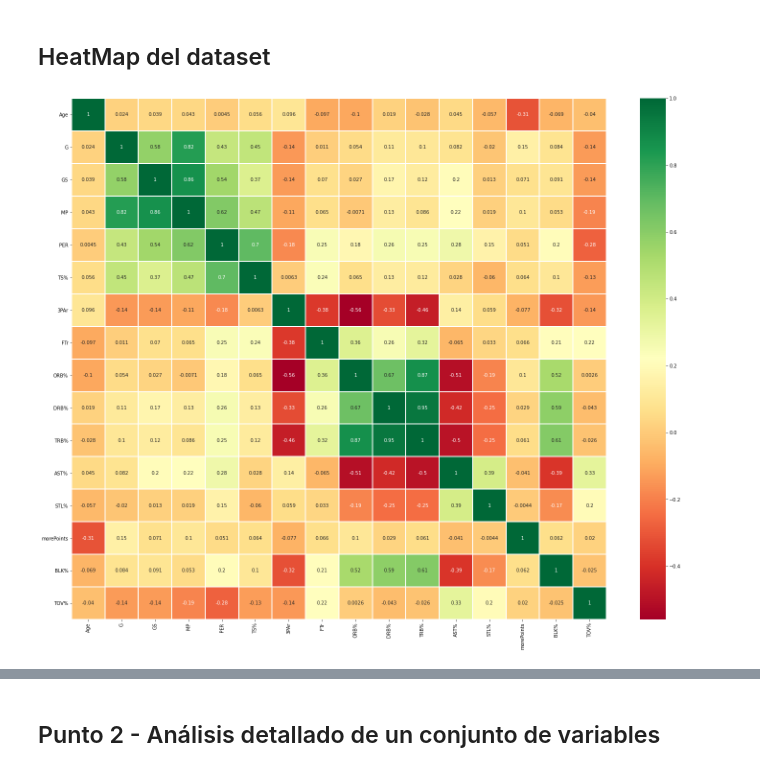
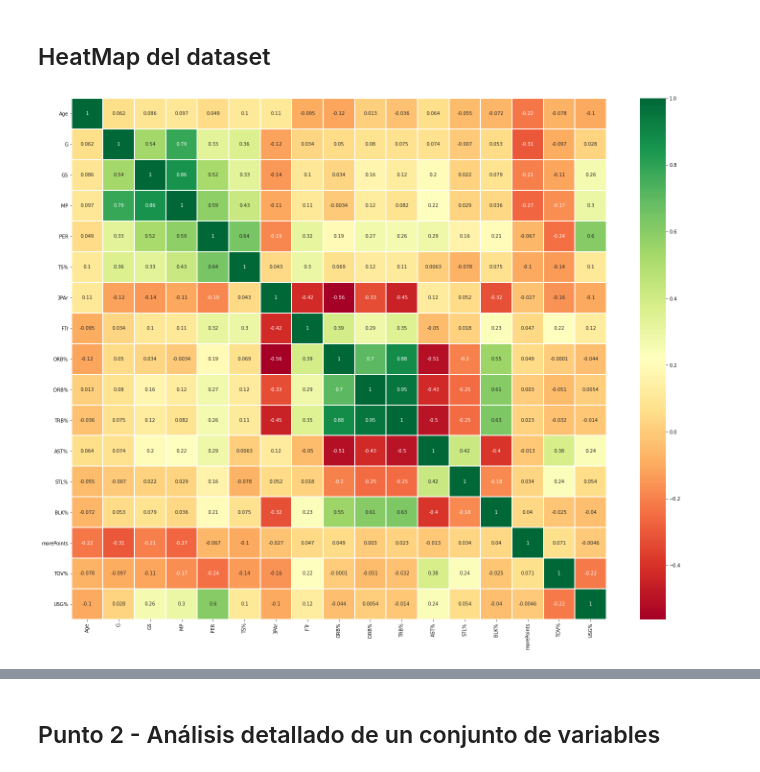
Before and after one commit to nicotabin/entregasML, a Jupyter notebook: tp1_EDA.ipynb, the cells around one changed output, grey strips where cells are left out. Drawn from its saved outputs; the diff is of its cells as text; code cells hidden in the pictures.

Commit message:
Cambios en datos NaN, función para rellenar morePoints

```diff
--- a/tp1_EDA.ipynb
+++ b/tp1_EDA.ipynb
@@ -159,7 +230,7 @@ dtype: int64
 # Esto lo hacemos ya que, antes de ese año, el dataset poseía muchas estadísticas que todavía no se tenian en cuenta y había muchos valores en NaN
 data = data.drop(data[data.Year < 1980].index, axis=0)
 # Además, eliminamos todos los datos en NaN para evitar inconsistencias en el dataset.
-data = data.dropna()
+#data = data.dropna()
 
 #Con esta linea mostramos todas las columnas del dataset
 pd.set_option('display.max_columns', 100)
@@ -209,16 +285,19 @@ df = df.rename(columns = {'Unnamed: 0' : 'id'})
 # Con esta celda, creamos la que será nuestra columna TARGET y la llamamos "morePoints" ("Mas Puntos")
 # Dicha columna podrá tener solo dos valores "Yes"/"No" dependiendo si el jugador hizo mas puntos que la temporada anterior
 # Cabe recalcar que si es la 1er temporada del jugador o si una temporada no jugo por algun motivo, se colocará en "Yes" ya que consideramos que al no haber jugado efectivamente realizó mas puntos.
-df.insert(18, 'morePoints', 'Yes', allow_duplicates = True)
+df.insert(18, 'morePoints', 'No', allow_duplicates = True)
 # %%
 # Esta es una funcion que realizamos para setear la columna "morePoints"
 # Buscamos el año anterior y comparamos los puntos que realizó en ese año y el año actual.
 # Si efectivamente hizo mas puntos no hacemos nada, pero si no seteamos la columna en "No"
 def funcionSetMorePoints(id):
     auxiliar = df.loc[id]
-    temporadaAnterior = df.loc[(df.Player == auxiliar.Player) & (df.Year == auxiliar.Year  - 1)]
-    if ((not temporadaAnterior.empty) and (auxiliar.PTS <= temporadaAnterior.PTS.item())):
-        df.loc[df.id == id,'morePoints'] = 'No'
+    temporadaSiguiente = df.loc[(df.Player == auxiliar.Player) & (df.Year == auxiliar.Year  + 1)]
+    if ((not temporadaSiguiente.empty) and (auxiliar.PTS <= temporadaSiguiente.PTS.item())):
+        df.loc[df.id == id,'morePoints'] = 'Yes'
+    else:
+        if temporadaSiguiente.empty:
+            df.loc[df.id == id,'morePoints'] = 'None'
     return id
 # %%
 # Llamamos a la funcion defenida anteriormente
@@ -246,0 +326,3 @@ jugador[['Year','Player','Age','PTS','morePoints']]
+# %%
+df = df[df['morePoints'] != 'None']
+display(df)
@@ -248,17 +344,17 @@ jugador[['Year','Player','Age','PTS','morePoints']]
 ## HeatMap del dataset
 # %%
 df_1 = df.iloc[:,0:21]
-columns = ['Player','Year','id','Tm']
+columns = ['Player','Year','id']
 df_1 = df_1.drop(columns, axis=1)
 df_1.Pos = df_1.Pos.replace(['PG','SG','SF','PF','C'],[0,1,2,3,4])
 df_1["morePoints"] = df_1.morePoints.replace(['No','Yes'],[0,1])
 
 sns.heatmap(df_1.corr(),annot=True,cmap='RdYlGn',linewidths=0.2)
 fig=plt.gcf()
 fig.set_size_inches(25,20)
 plt.show()
 # %% [output]
-[figure, old version]
+[figure, new version]
 # %%
 df_2 = df.iloc[:,21:36]
 morePoints = df["morePoints"]
```
Also changed, not shown: parts of 28 cells of this notebook.
